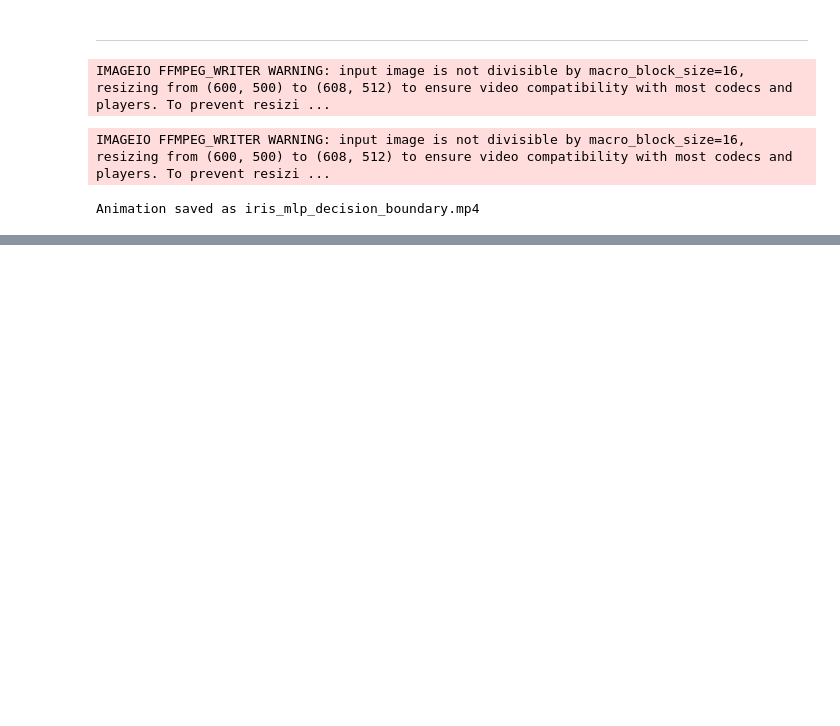
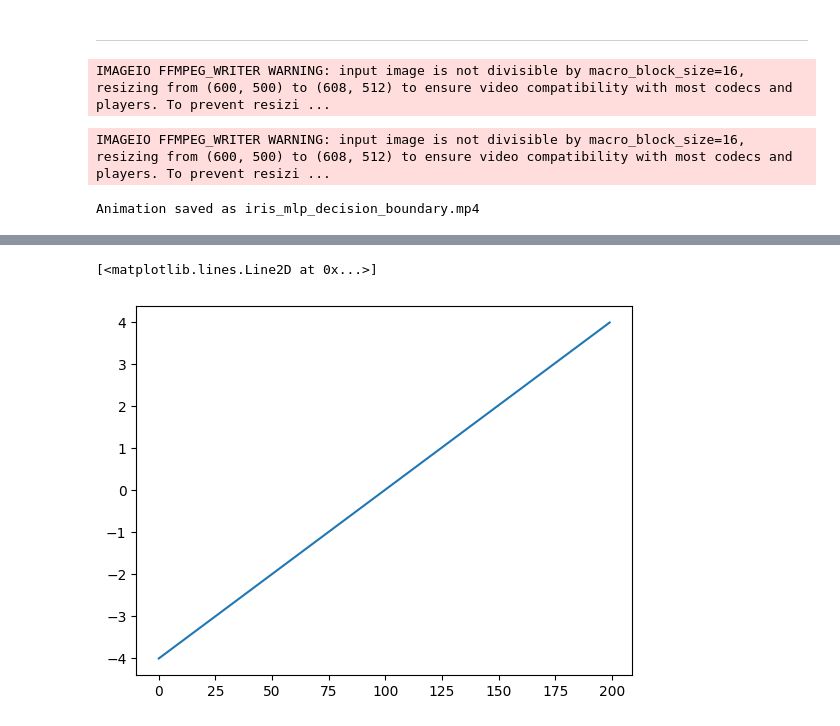
Before and after one commit to dmisasanka2002/Machine-Learning-Concepts, a Jupyter notebook: sklearn/.ipynb, the cells around one changed output, grey strips where cells are left out. Drawn from its saved outputs; the diff is of its cells as text; code cells hidden in the pictures; blank space fills up the shorter version.

```diff
--- a/sklearn/.ipynb
+++ b/sklearn/.ipynb
@@ -243,0 +236,5 @@ Animation saved as iris_mlp_decision_boundary.mp4
+# %%
+plt.plot(x1_vals)
+# %% [output]
+[<matplotlib.lines.Line2D at 0x...>]
+[figure, added]
```
Also changed, not shown: parts of 7 cells of this notebook, 3 other files.
